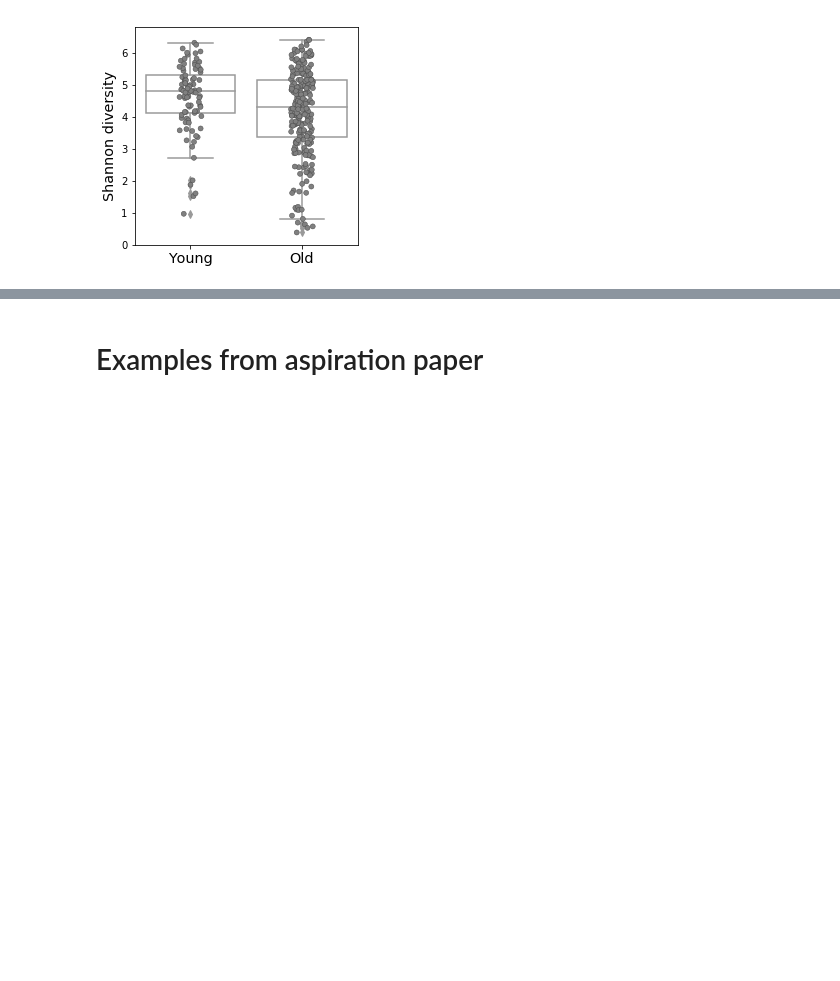
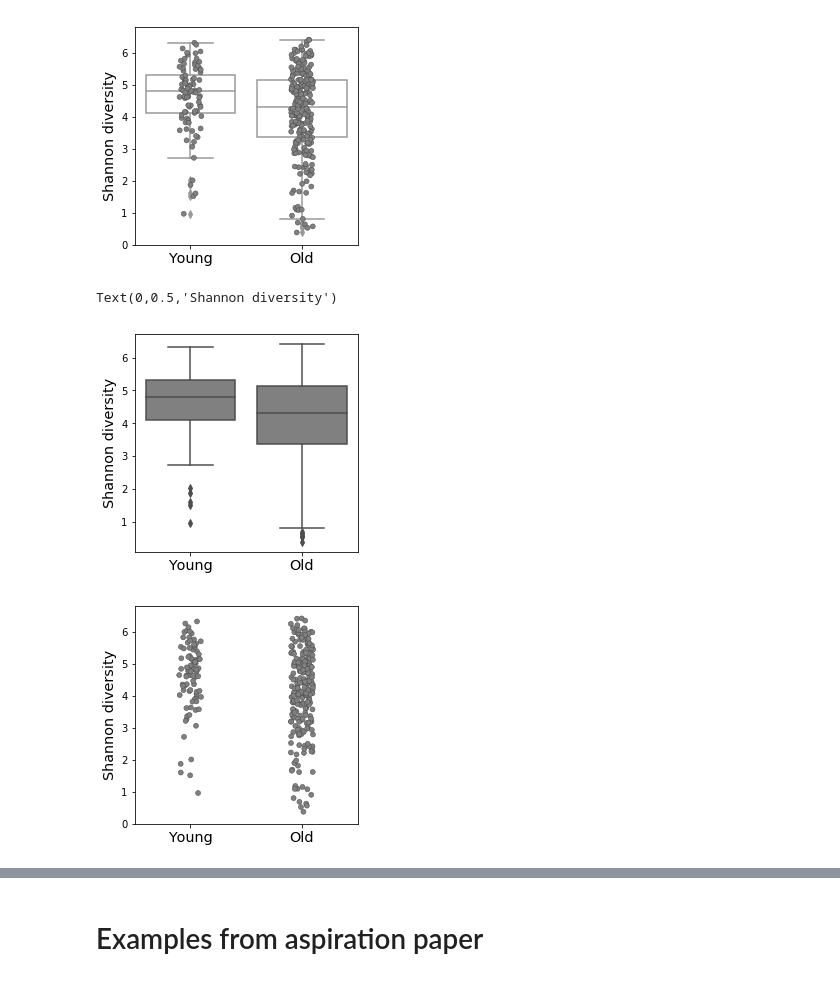
Before and after one commit to cduvallet/mbiome-data-viz, a Jupyter notebook: code/basic_microbiome_analyses.ipynb, the cells around one changed output, grey strips where cells are left out. Saved outputs shown, nothing was run; the diff lists cells and outputs as text; code cells hidden in the pictures; blank space fills up the shorter version.

```diff
--- a/code/basic_microbiome_analyses.ipynb
+++ b/code/basic_microbiome_analyses.ipynb
@@ -508,3 +508,36 @@ ax.set_ylabel('Shannon diversity', fontsize='x-large')
 # %% [output]
 Text(0,0.5,'Shannon diversity')
 [figure]
+# %%
+# Make the non-overlapped versions.
+
+fig, ax = plt.subplots(1, 1, figsize=(4, 4))
+
+sns.boxplot(data=alphadf, x='age_cat', y='alpha',
+            order=['young', 'old'], ax=ax,
+            color='gray')
+#sns.stripplot(data=alphadf, x='age_cat', y='alpha', dodge=True,
+#              order=['young', 'old'], ax=ax,
+#              color='gray', linewidth=0.5)
+
+ax.set_xlabel('', fontsize='x-large')
+ax.set_xticklabels(['Young', 'Old'], fontsize='x-large')
+ax.set_ylabel('Shannon diversity', fontsize='x-large')
+
+fig, ax = plt.subplots(1, 1, figsize=(4, 4))
+
+#sns.boxplot(data=alphadf, x='age_cat', y='alpha',
+#            order=['young', 'old'], ax=ax,
+#            color='white')
+sns.stripplot(data=alphadf, x='age_cat', y='alpha', dodge=True,
+              order=['young', 'old'], ax=ax,
+              color='gray', linewidth=0.5)
+
+ax.set_xlabel('', fontsize='x-large')
+ax.set_xticklabels(['Young', 'Old'], fontsize='x-large')
+ax.set_ylabel('Shannon diversity', fontsize='x-large')
+#
+# %% [output]
+Text(0,0.5,'Shannon diversity')
+[figure, added]
+[figure, added]
```
Also changed, not shown: parts of 3 cells of this notebook, 31 other files.
